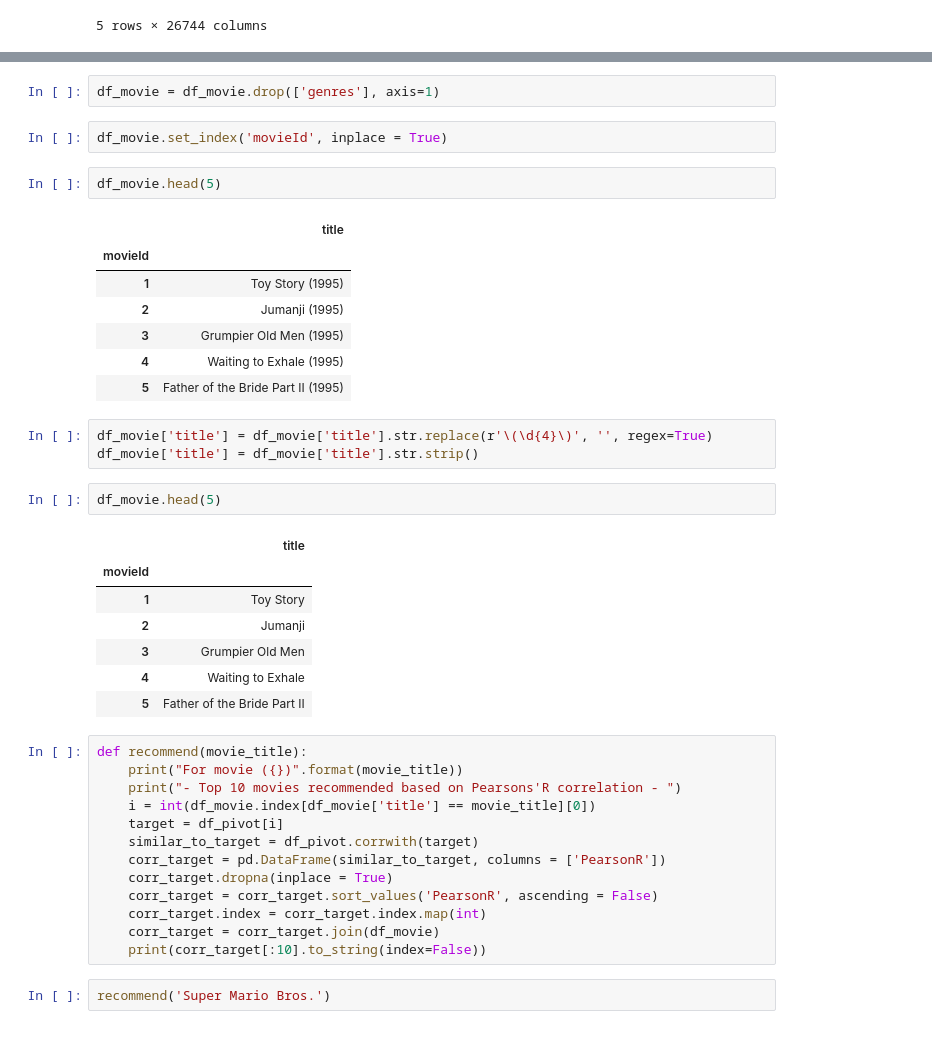
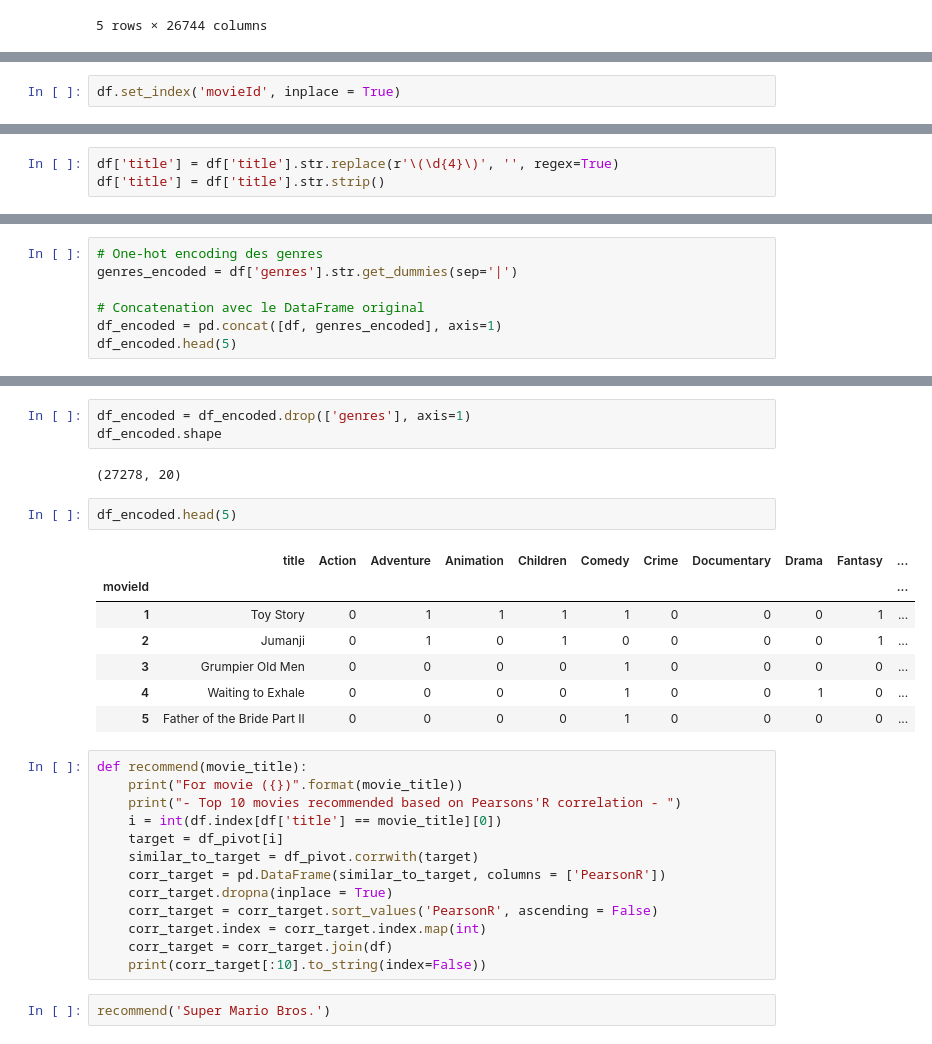
Before and after one commit to jcrigoni/grand_ml_project, a Jupyter notebook: factorisation.ipynb, the cells around one changed output, grey strips where cells are left out. Saved outputs shown, nothing was run; the diff lists cells and outputs as text.

Commit message:
trying to add genre similarity, doesnt work

```diff
--- a/factorisation.ipynb
+++ b/factorisation.ipynb
@@ -97,3 +97,5 @@ df_movie.head(5)
 | 2 | 3 | Grumpier Old Men (1995) | Comedy|Romance |
 | 3 | 4 | Waiting to Exhale (1995) | Comedy|Drama|Romance |
 | 4 | 5 | Father of the Bride Part II (1995) | Comedy |
+# %%
+df.set_index('movieId', inplace = True)
@@ -99,0 +112,3 @@ df_movie.head(5)
+# %%
+df['title'] = df['title'].str.replace(r'\(\d{4}\)', '', regex=True)
+df['title'] = df['title'].str.strip()
@@ -99,0 +125,7 @@ df_movie.head(5)
+# %%
+# One-hot encoding des genres
+genres_encoded = df['genres'].str.get_dummies(sep='|')
+
+# Concatenation avec le DataFrame original
+df_encoded = pd.concat([df, genres_encoded], axis=1)
+df_encoded.head(5)
@@ -100,42 +141,30 @@ df_movie.head(5)
 # %%
-df_movie = df_movie.drop(['genres'], axis=1)
+df_encoded = df_encoded.drop(['genres'], axis=1)
+df_encoded.shape
+# %% [output]
+(27278, 20)
-# %%
-df_movie.set_index('movieId', inplace = True)
 # %%
-df_movie.head(5)
+df_encoded.head(5)
 # %% [output]
-|  | title |
-| movieId |  |
-| 1 | Toy Story (1995) |
-| 2 | Jumanji (1995) |
-| 3 | Grumpier Old Men (1995) |
-| 4 | Waiting to Exhale (1995) |
-| 5 | Father of the Bride Part II (1995) |
+|  | title | Action | Adventure | Animation | Children | Comedy | Crime | Documentary | Drama | Fantasy | ... |
+| movieId |  |  |  |  |  |  |  |  |  |  | ... |
+| 1 | Toy Story | 0 | 1 | 1 | 1 | 1 | 0 | 0 | 0 | 1 | ... |
+| 2 | Jumanji | 0 | 1 | 0 | 1 | 0 | 0 | 0 | 0 | 1 | ... |
+| 3 | Grumpier Old Men | 0 | 0 | 0 | 0 | 1 | 0 | 0 | 0 | 0 | ... |
+| 4 | Waiting to Exhale | 0 | 0 | 0 | 0 | 1 | 0 | 0 | 1 | 0 | ... |
+| 5 | Father of the Bride Part II | 0 | 0 | 0 | 0 | 1 | 0 | 0 | 0 | 0 | ... |
-# %%
-df_movie['title'] = df_movie['title'].str.replace(r'\(\d{4}\)', '', regex=True)
-df_movie['title'] = df_movie['title'].str.strip()
-# %%
-df_movie.head(5)
-# %% [output]
-|  | title |
-| movieId |  |
-| 1 | Toy Story |
-| 2 | Jumanji |
-| 3 | Grumpier Old Men |
-| 4 | Waiting to Exhale |
-| 5 | Father of the Bride Part II |
 # %%
 def recommend(movie_title):
     print("For movie ({})".format(movie_title))
     print("- Top 10 movies recommended based on Pearsons'R correlation - ")
-    i = int(df_movie.index[df_movie['title'] == movie_title][0])
+    i = int(df.index[df['title'] == movie_title][0])
     target = df_pivot[i]
     similar_to_target = df_pivot.corrwith(target)
     corr_target = pd.DataFrame(similar_to_target, columns = ['PearsonR'])
     corr_target.dropna(inplace = True)
     corr_target = corr_target.sort_values('PearsonR', ascending = False)
     corr_target.index = corr_target.index.map(int)
-    corr_target = corr_target.join(df_movie)
+    corr_target = corr_target.join(df)
     print(corr_target[:10].to_string(index=False))
 # %%
 recommend('Super Mario Bros.')
```
Also changed, not shown: parts of 6 cells of this notebook.
